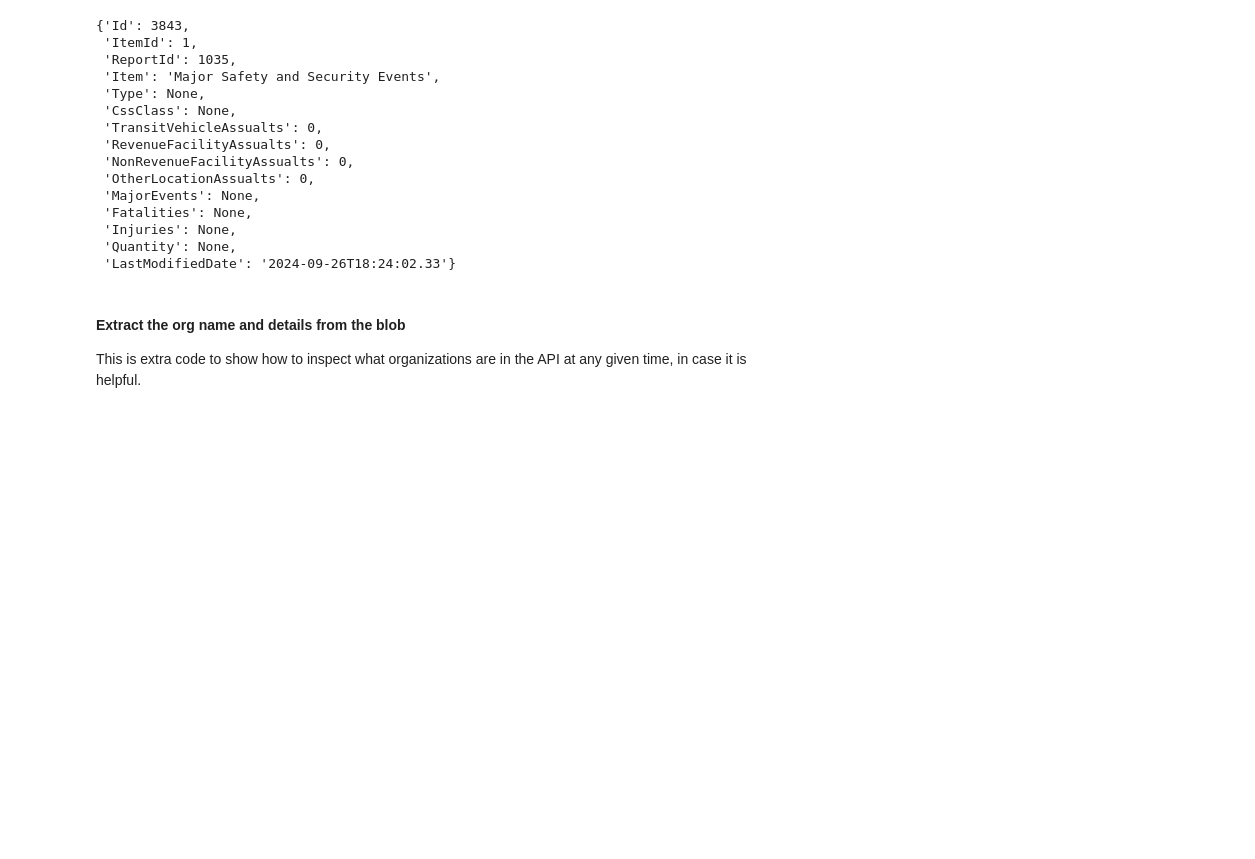
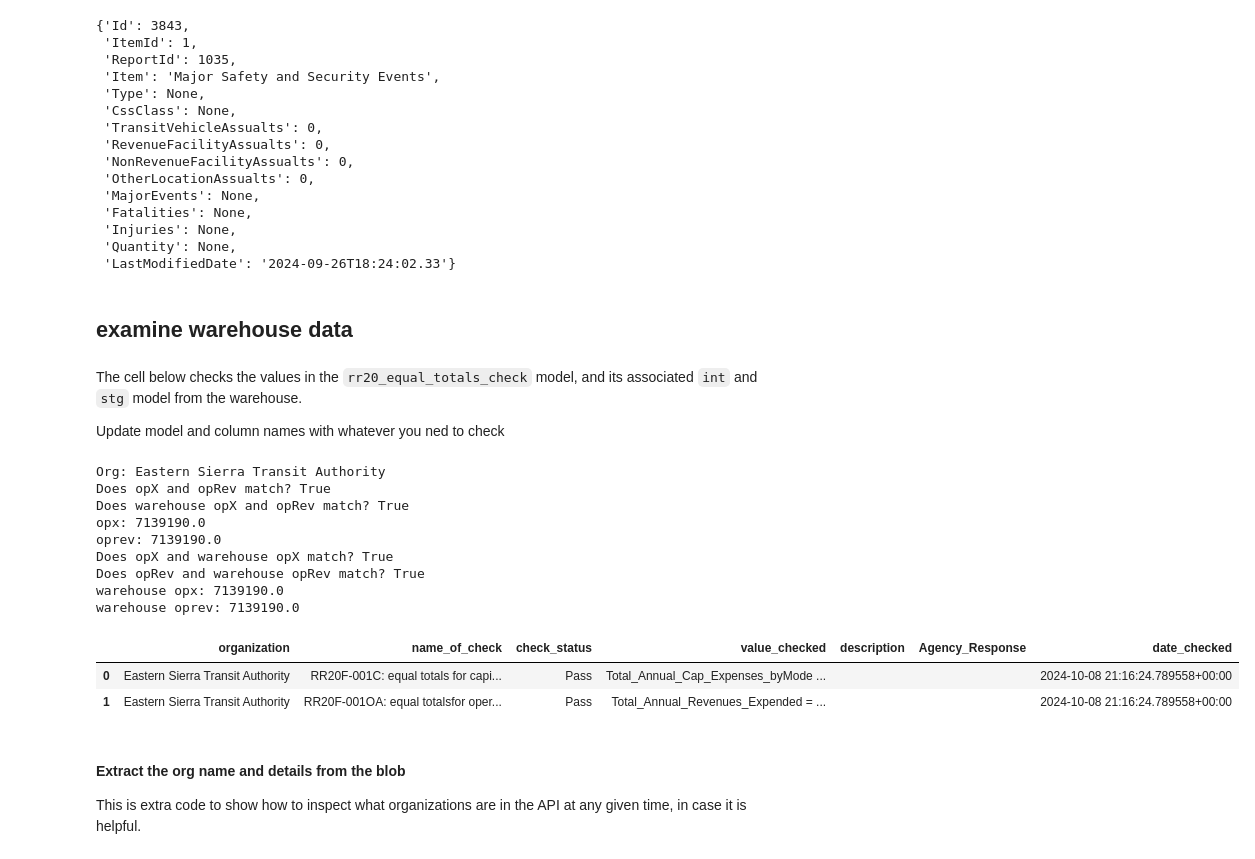
Before and after one commit to cal-itp/ntd-modernization, a Jupyter notebook: validation_tool/notebooks/ETL_inspect_API_data.ipynb, the cells around one changed output. Cells and saved outputs as stored; diff of their text form; code cells hidden in the pictures; blank space fills up the shorter version.

Commit message:
transferred code that inspects the warehouse models. used it to double check the rr20 equal totals checks model. GTG

```diff
--- a/validation_tool/notebooks/ETL_inspect_API_data.ipynb
+++ b/validation_tool/notebooks/ETL_inspect_API_data.ipynb
@@ -364,3 +364,5 @@ blob_2024[16]['SS60']['Data'][0]
  'Injuries': None,
  'Quantity': None,
  'LastModifiedDate': '2024-09-26T18:24:02.33'}
+# %% [markdown]
+## examine warehouse data
@@ -367,3 +372,62 @@ blob_2024[16]['SS60']['Data'][0]
+# %%
+org = "Eastern Sierra Transit Authority"
+# %% [markdown]
+The cell below checks the values in the `rr20_equal_totals_check` model, and its associated `int` and `stg` model from the warehouse.
+
+
+Update model and column names with whatever you ned to check
+# %%
+# Query the fct model from warehouse
+fct_rr20 = (
+    tbls.mart_ntd_validation.fct_ntd_rr20_equal_totals_check()
+    >> filter(_.organization == org)
+    >> collect()
+)
+
+# Query the int model from warehouse
+int_rr20 = (
+    tbls.staging.int_ntd_rr20_financial_total_exp()
+    >> filter(_.organization == org)
+    >> collect()
+)
+
+stg_rr20 = (
+    tbls.staging.stg_ntd_rr20_rural()
+    >> filter(_.organization == org, _.api_report_period == 2024)
+    >> collect()
+)
+# %%
+# sum the "expense" and "operations" revenue/expense rows for the agency
+
+op_ex = stg_rr20[stg_rr20["css_class"]=="expense"]["operations_expended"].sum()
+op_rev = stg_rr20[stg_rr20["css_class"]=="revenue"]["operations_expended"].sum()
+
+int_op_ex = int_rr20["Total_Annual_Op_Expenses_by_Mode"][0]
+int_op_rev = int_rr20["Total_Annual_Op_Revenues_Expended"][0]
+
+print(f"""Org: {org}
+Does opX and opRev match? {op_ex == op_rev}
+Does warehouse opX and opRev match? {int_op_ex == int_op_rev}
+opx: {op_ex}
+oprev: {op_rev}
+Does opX and warehouse opX match? {op_ex == int_op_ex}
+Does opRev and warehouse opRev match? {op_rev == int_op_rev}
+warehouse opx: {int_op_ex}
+warehouse oprev: {int_op_rev}""")
+display(fct_rr20)
+# %% [output]
+Org: Eastern Sierra Transit Authority
+Does opX and opRev match? True
+Does warehouse opX and opRev match? True
+opx: 7139190.0
+oprev: 7139190.0
+Does opX and warehouse opX match? True
+Does opRev and warehouse opRev match? True
+warehouse opx: 7139190.0
+warehouse oprev: 7139190.0
+|  | organization | name_of_check | check_status | value_checked | description | Agency_Response | date_checked |
+| 0 | Eastern Sierra Transit Authority | RR20F-001C: equal totals for capi... | Pass | Total_Annual_Cap_Expenses_byMode ... |  |  | 2024-10-08 21:16:24.789558+00:00 |
+| 1 | Eastern Sierra Transit Authority | RR20F-001OA: equal totalsfor oper... | Pass | Total_Annual_Revenues_Expended = ... |  |  | 2024-10-08 21:16:24.789558+00:00 |
 # %% [markdown]
 #### Extract the org name and details from the blob
 This is extra code to show how to inspect what organizations are in the API at any given time, in case it is helpful.
```
Also changed, not shown: parts of 2 cells of this notebook.
